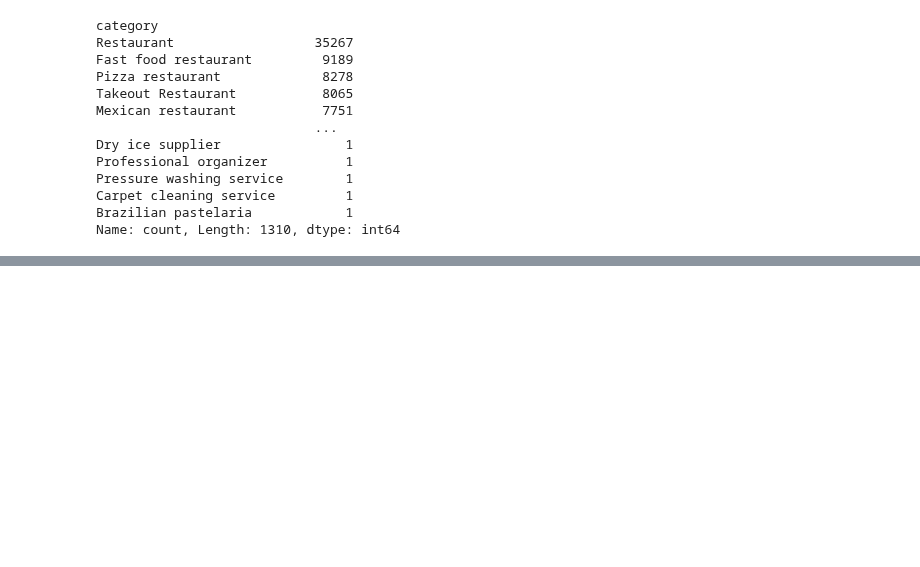
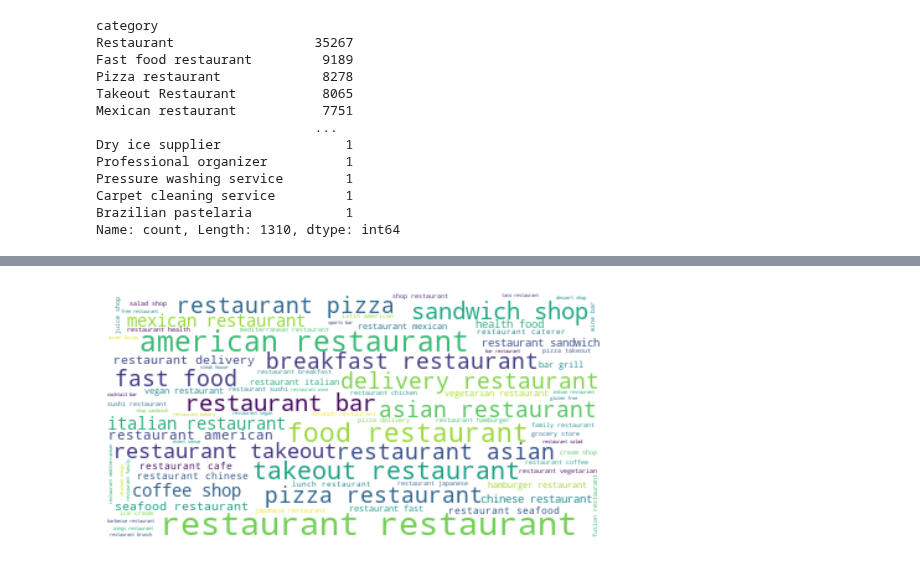
Before and after one commit to Aspirina180mg/PF_DATAPT07, a Jupyter notebook: Distribucion_Datos.ipynb, the cells around one changed output, grey strips where cells are left out. Cells and saved outputs as stored; diff of their text form; code cells hidden in the pictures; blank space fills up the shorter version.

```diff
--- a/Distribucion_Datos.ipynb
+++ b/Distribucion_Datos.ipynb
@@ -430,4 +430,8 @@ Name: count, Length: 1310, dtype: int64
+# %%
+categorias = categorias.astype('str')
+# %%
+categorias = categorias.unique()
 # %%
-categorias = df_maps_restaurantes.category.dropna()
-categorias.drop_duplicates(inplace=True)
+# categorias = df_maps_restaurantes.category.dropna()
+# categorias.drop_duplicates(inplace=True)
 categorias = " ".join(categorias.tolist()).lower()
@@ -436,3 +438,9 @@ TypeError: sequence item 0: expected str instance, numpy.ndarray found
+# %%
+import re
+pattern = r"[\[\]']"
+
+categorias = re.sub(pattern, "",categorias )
+# categorias
 # %%
 wordcloud = WordCloud(stopwords = STOPWORDS,
                       collocations=True, background_color='white').generate(categorias)
@@ -440,0 +447,6 @@ TypeError: sequence item 0: expected str instance, numpy.ndarray found
+# %%
+plt.imshow(wordcloud, interpolation='bilInear')
+plt.axis('off')
+plt.show()
+# %% [output]
+[figure, added]
```
Also changed, not shown: parts of 11 cells of this notebook.
